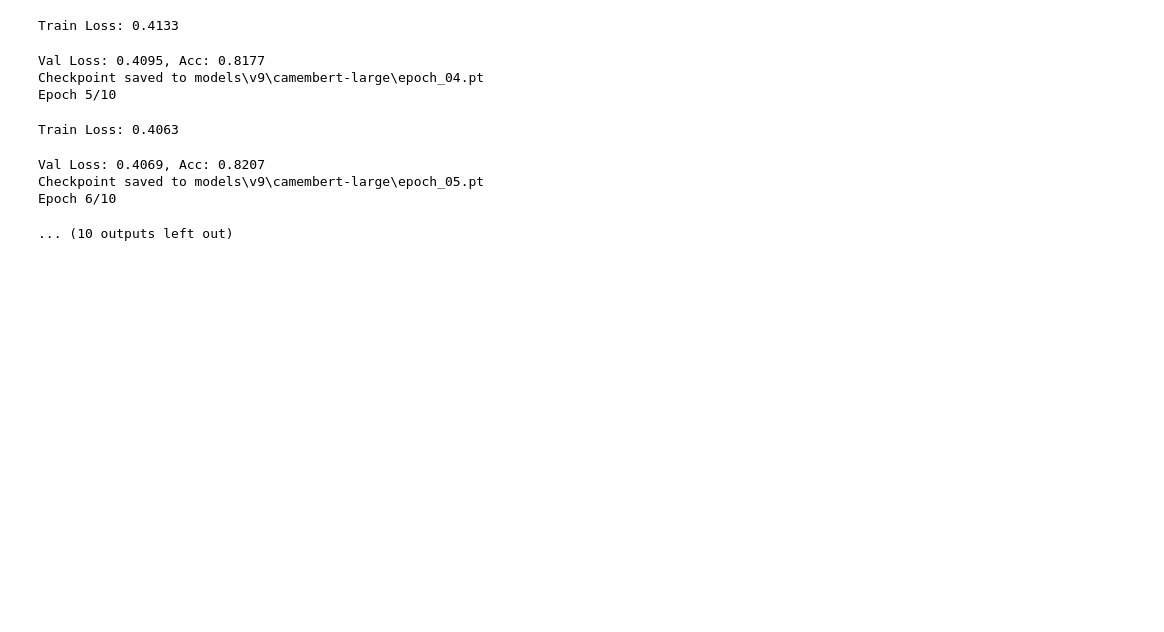
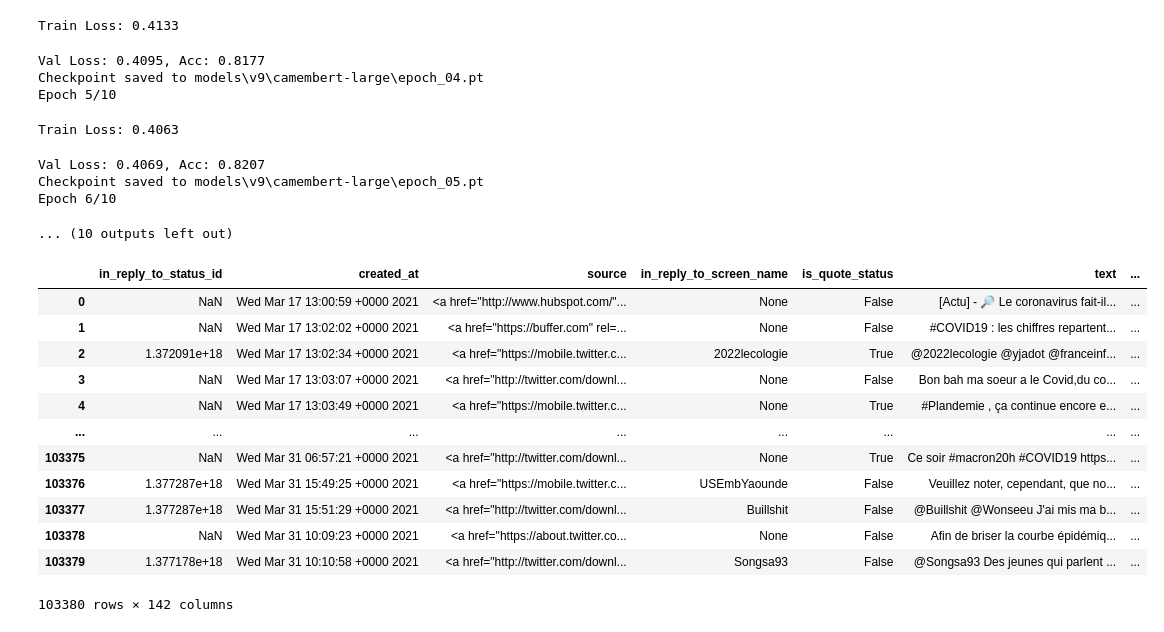
Before and after one commit to abel1502/ep-s1-dl-project, a Jupyter notebook: andrey-3.ipynb, the cells around one changed output. Drawn from its saved outputs; the diff is of its cells as text; code cells hidden in the pictures; blank space fills up the shorter version.

Commit message:
Sketch implementation for user aggregation

```diff
--- a/andrey-3.ipynb
+++ b/andrey-3.ipynb
@@ -903,6 +903,36 @@ model = TweetClassifier(
 ).to(device)
 model.load_state_dict(torch.load(model_folder / "epoch_05.pt"))
 good_predictions = infer_with_model(model, feature_extractor, X_kaggle, batch_size=64, device=device, out_file=model_folder / "predictions-v9-e05.csv")
+# %%
+# TODO: Move this to infer_with_model!!!
+df = X_kaggle.copy()
+df["pred_label"] = good_predictions
+
+same_users = df.groupby(["user.created_at", "user.profile_image_url"])["pred_label"].value_counts().unstack(fill_value=0).reset_index()
+# del df
+same_users = same_users[same_users[0].gt(0) & same_users[1].gt(0)]
+same_users["correct"] = np.select(
+    [same_users[0] > same_users[1], same_users[1] > same_users[0]],
+    [0, 1],
+    default=np.random.randint(0, 2, size=len(same_users)),
+)
+df = df.merge(same_users[["user.created_at", "user.profile_image_url", "correct"]], on=["user.created_at", "user.profile_image_url"], how="left")
+df["pred_label"] = df["pred_label"].where(df["correct"].isna(), df["correct"])
+df
+# %% [output]
+|  | in_reply_to_status_id | created_at | source | in_reply_to_screen_name | is_quote_status | text | ... |
+| 0 | NaN | Wed Mar 17 13:00:59 +0000 2021 | <a href="http://www.hubspot.com/"... | None | False | [Actu] - 🔎 Le coronavirus fait-il... | ... |
+| 1 | NaN | Wed Mar 17 13:02:02 +0000 2021 | <a href="https://buffer.com" rel=... | None | False | #COVID19 : les chiffres repartent... | ... |
+| 2 | 1.372091e+18 | Wed Mar 17 13:02:34 +0000 2021 | <a href="https://mobile.twitter.c... | 2022lecologie | True | @2022lecologie @yjadot @franceinf... | ... |
+| 3 | NaN | Wed Mar 17 13:03:07 +0000 2021 | <a href="http://twitter.com/downl... | None | False | Bon bah ma soeur a le Covid,du co... | ... |
+| 4 | NaN | Wed Mar 17 13:03:49 +0000 2021 | <a href="https://mobile.twitter.c... | None | True | #Plandemie , ça continue encore e... | ... |
+| ... | ... | ... | ... | ... | ... | ... | ... |
+| 103375 | NaN | Wed Mar 31 06:57:21 +0000 2021 | <a href="http://twitter.com/downl... | None | True | Ce soir #macron20h #COVID19 https... | ... |
+| 103376 | 1.377287e+18 | Wed Mar 31 15:49:25 +0000 2021 | <a href="https://mobile.twitter.c... | USEmbYaounde | False | Veuillez noter, cependant, que no... | ... |
+| 103377 | 1.377287e+18 | Wed Mar 31 15:51:29 +0000 2021 | <a href="http://twitter.com/downl... | Buillshit | False | @Buillshit @Wonseeu J'ai mis ma b... | ... |
+| 103378 | NaN | Wed Mar 31 10:09:23 +0000 2021 | <a href="https://about.twitter.co... | None | False | Afin de briser la courbe épidémiq... | ... |
+| 103379 | 1.377178e+18 | Wed Mar 31 10:10:58 +0000 2021 | <a href="http://twitter.com/downl... | Songsa93 | False | @Songsa93 Des jeunes qui parlent ... | ... |
+103380 rows × 142 columns
 # %%
 # TODO
 # run_with_text_encoder("almanach/camembertav2-base")
```
